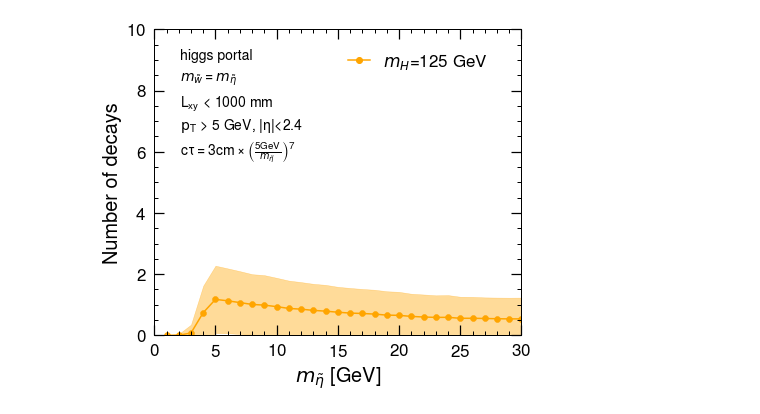
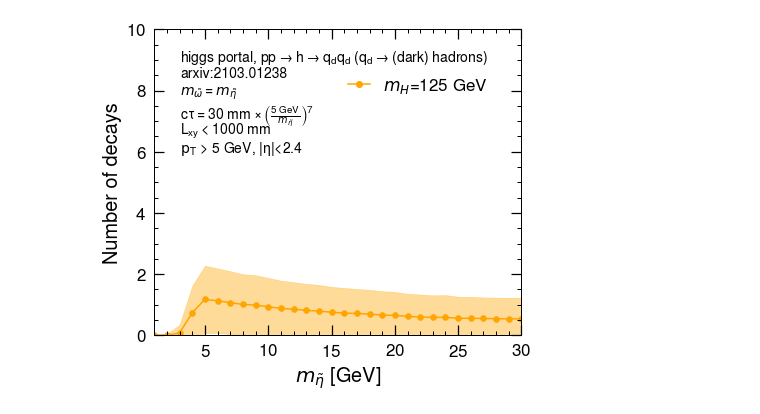
Before and after one commit to kdp-lab/darkQCD_pythia_simulations, a Jupyter notebook: Number of Eta Decays.ipynb, the cells around one changed output. Drawn from its saved outputs; the diff is of its cells as text; code cells hidden in the pictures.

```diff
--- a/Number of Eta Decays.ipynb
+++ b/Number of Eta Decays.ipynb
@@ -13,7 +13,8 @@ import atlas_mpl_style as ampl
 ampl.use_atlas_style(usetex=True)
 ampl.set_color_cycle("Paper", 6)
 # %%
-with h5py.File("outdir/etaMassScanCtauMin/results.h5", "r") as f:
+with h5py.File("outdir/etaMassScanCtauMin/resultsNew.h5", "r") as f:
     m_eta = np.array(f["m_eta"])
     mean = np.array(f["mean"])
     std = np.array(f["std"])
+    counts = np.array(f["counts"])
@@ -51,39 +59,41 @@ ax.tick_params(**tick_params_minor)
 plt.locator_params(axis='y', nbins=8)
 plt.locator_params(axis='x', nbins=8)
 
 # set limits
-plt.xlim(0,30)
+plt.xlim(1,30)
 plt.ylim(0,10)
 
 # axis labels
 plt.xlabel(r'$\mathit{m_{\tilde{\eta}}}$ [GeV]')
 plt.ylabel("Number of decays") #r'Number of $\tilde{\eta}$ decays/Event')
 
 # legend
 handles, labels = ax.get_legend_handles_labels()
 new_handles = [Line2D([], [], linestyle='-', marker='o', c=h.get_edgecolor()) for h in handles]
 ax.legend(new_handles,
           labels,
           title="",
           title_fontsize="13",
           ncol=1,
           framealpha=0.0,
           prop={'size': 17},
-          bbox_to_anchor=(0.5, 0.48, 0.45, 0.5), #(0.54, 0.45, 0.45, 0.5)
+          bbox_to_anchor=(0.5, 0.4, 0.45, 0.5), #(0.54, 0.45, 0.45, 0.5)
           handlelength=1.25)
 
 # add text
-left, top, t = 0.07, 0.94, 0.075
+left, top, t = 0.07, 0.94, 0.06
 stamps = [
-    "higgs portal",
-    r"$\mathit{m_{\tilde{w}}} = \mathit{m_{\tilde{\eta}}}$",
-    r"$L_{xy}$ < 1000 mm",
+    r"higgs portal, $pp \rightarrow h \rightarrow q_{d}q_{d} \; (q_{d} \rightarrow (dark) \; hadrons)$",
+    "arxiv:2103.01238",
+    r"$\mathit{m_{\tilde{\omega}}} = \mathit{m_{\tilde{\eta}}}$",
+    r"$c\tau = 30\; mm \times \left(\frac{5 \; GeV}{\mathit{m_{\tilde{\eta}}}}\right)^{7}$", #  # 5 \; GeV / \mathit{m_{\tilde{\eta}}}
+    r"$L_{xy} < 1000\; mm$",
     r"$\mathrm{p_{T}}$ > 5 GeV, |$\eta$|<2.4",
-    r"$c\tau = 3cm \times \left(\frac{5 GeV}{\mathit{m_{\tilde{\eta}}}}\right)^{7}$",
 ]
 for i, stamp in enumerate(stamps):
     plt.text(left, top - i*t, stamp, fontsize=14, ha='left', va='top', transform=plt.gca().transAxes)
 
-plt.show()
+# save
+plt.savefig("number_of_decays.pdf", bbox_inches="tight")
 # %% [output]
-[figure, old version]
+[figure, new version]
```
Also changed, not shown: parts of 1 cell of this notebook, 2 other files.
